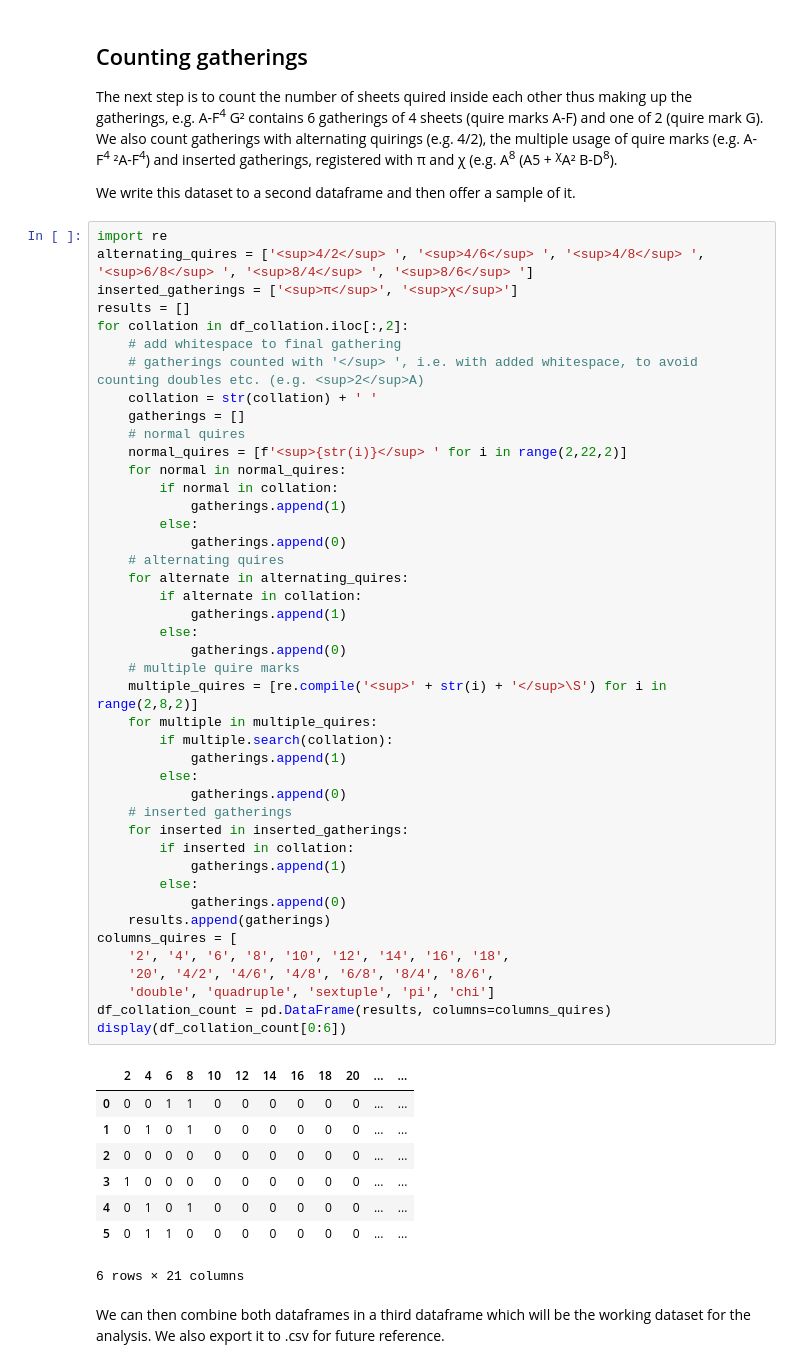
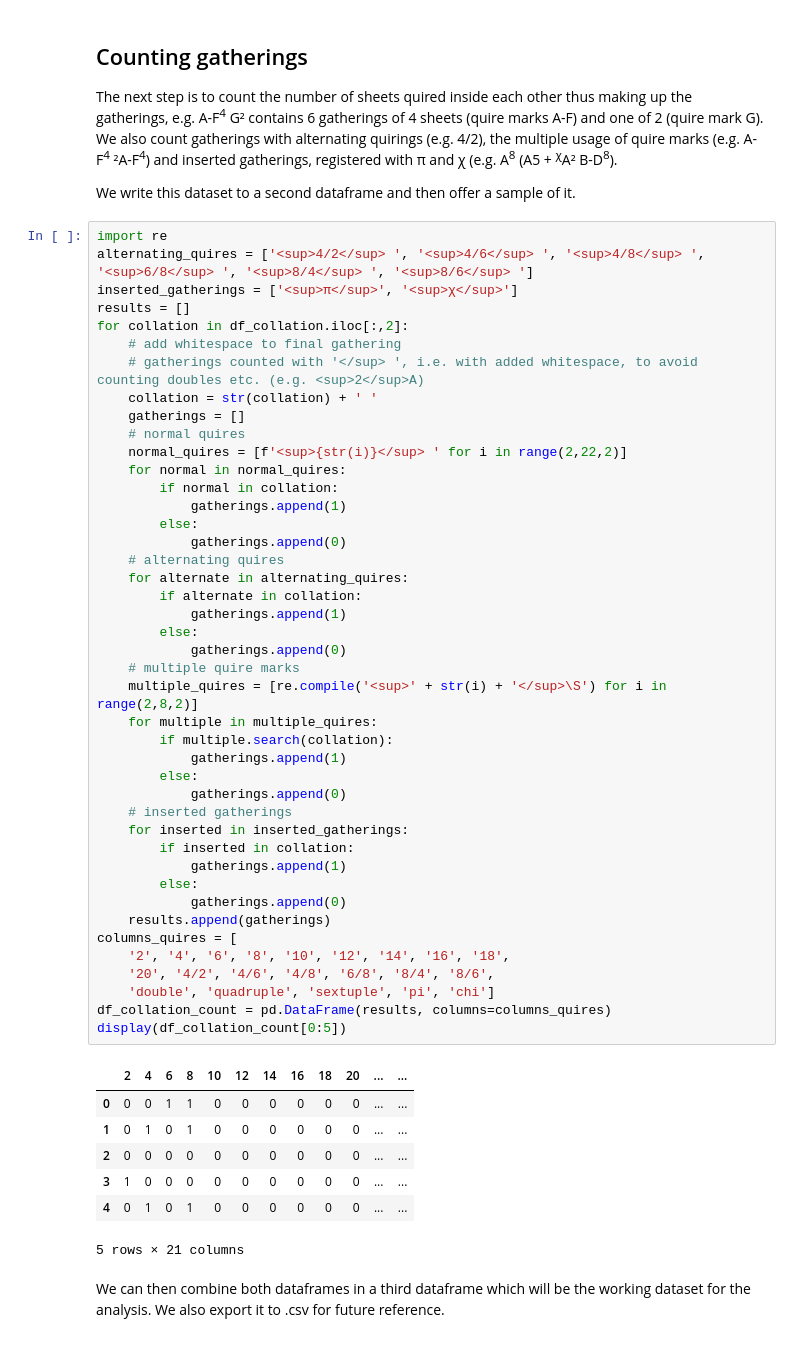
Before and after one commit to TomDeneire/Quiring, a Jupyter notebook: od.ipynb, the cells around one changed output. Drawn from its saved outputs; the diff is of its cells as text.

```diff
--- a/od.ipynb
+++ b/od.ipynb
@@ -100,36 +101,35 @@ for collation in df_collation.iloc[:,2]:
         if alternate in collation:
             gatherings.append(1)
         else:
             gatherings.append(0)
     # multiple quire marks
     multiple_quires = [re.compile('<sup>' + str(i) + '</sup>\S') for i in range(2,8,2)]
     for multiple in multiple_quires:
         if multiple.search(collation):
             gatherings.append(1)
         else:
             gatherings.append(0)
     # inserted gatherings
     for inserted in inserted_gatherings:
         if inserted in collation:
             gatherings.append(1)
         else:
             gatherings.append(0)
     results.append(gatherings)
 columns_quires = [
     '2', '4', '6', '8', '10', '12', '14', '16', '18',
     '20', '4/2', '4/6', '4/8', '6/8', '8/4', '8/6',
     'double', 'quadruple', 'sextuple', 'pi', 'chi']
 df_collation_count = pd.DataFrame(results, columns=columns_quires)
-display(df_collation_count[0:6])
+display(df_collation_count[0:5])
 # %% [output]
 |  | 2 | 4 | 6 | 8 | 10 | 12 | 14 | 16 | 18 | 20 | ... | ... |
 | 0 | 0 | 0 | 1 | 1 | 0 | 0 | 0 | 0 | 0 | 0 | ... | ... |
 | 1 | 0 | 1 | 0 | 1 | 0 | 0 | 0 | 0 | 0 | 0 | ... | ... |
 | 2 | 0 | 0 | 0 | 0 | 0 | 0 | 0 | 0 | 0 | 0 | ... | ... |
 | 3 | 1 | 0 | 0 | 0 | 0 | 0 | 0 | 0 | 0 | 0 | ... | ... |
 | 4 | 0 | 1 | 0 | 1 | 0 | 0 | 0 | 0 | 0 | 0 | ... | ... |
-| 5 | 0 | 1 | 1 | 0 | 0 | 0 | 0 | 0 | 0 | 0 | ... | ... |
-6 rows × 21 columns
+5 rows × 21 columns
 # %% [markdown]
 We can then combine both dataframes in a third dataframe which will be the working dataset for the analysis. We also export it to .csv for future reference.
 # %%
```
Also changed, not shown: parts of 11 cells of this notebook, 1 other file.
